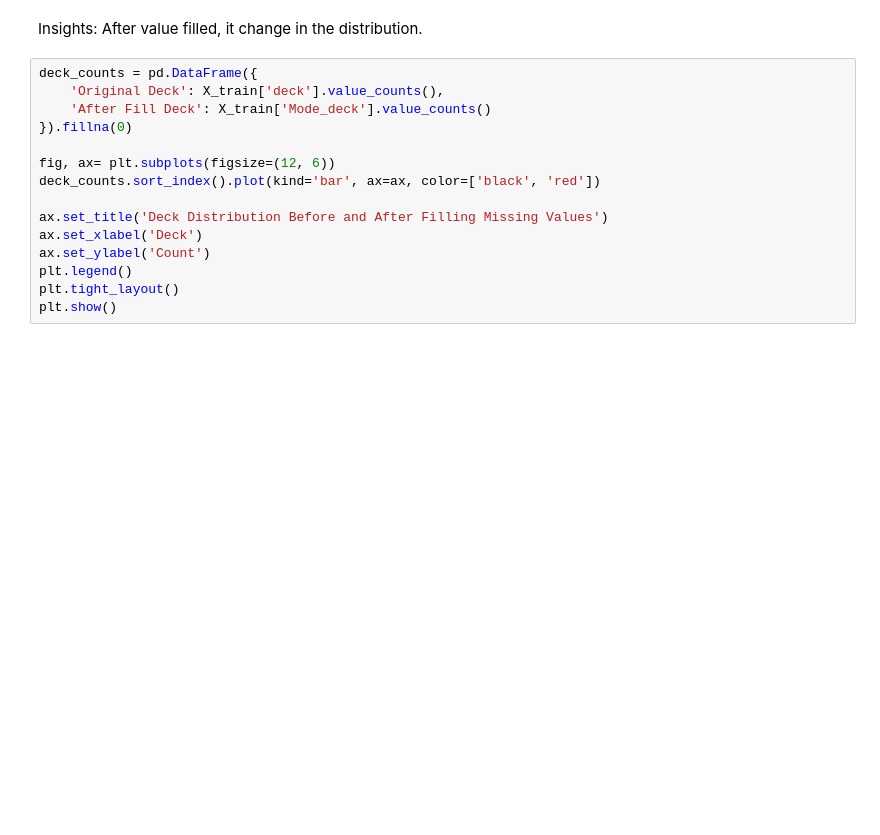
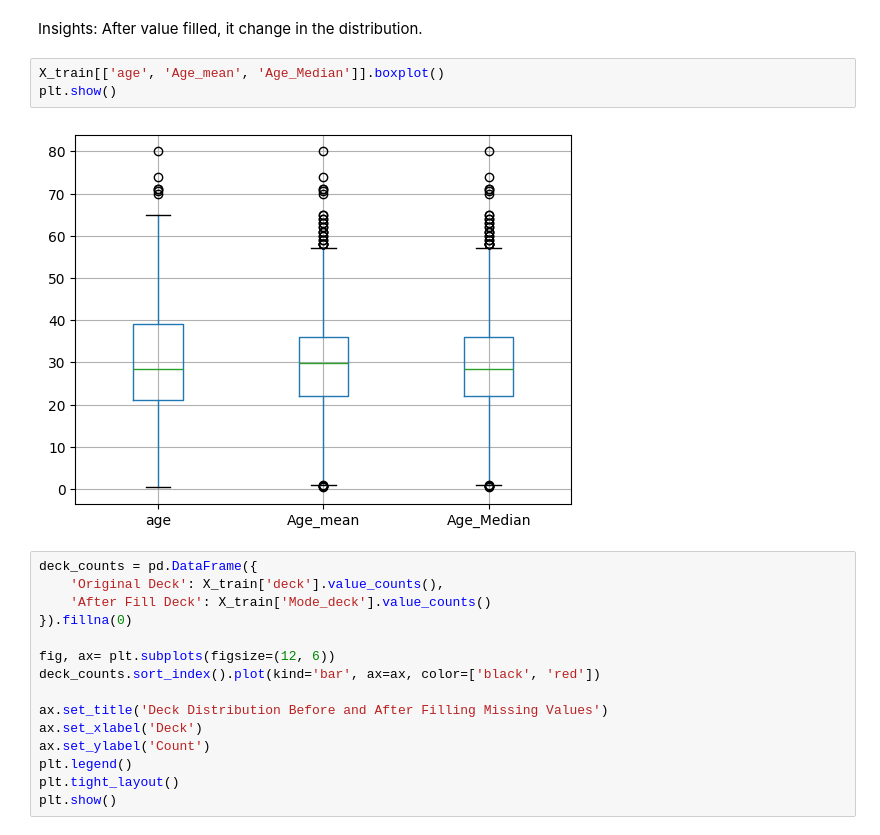
Before and after one commit to chaudhary-dotcom/handaling-missing-values, a Jupyter notebook: handaling-missing-variable.ipynb, the cells around one changed output. Drawn from its saved outputs; the diff is of its cells as text; blank space fills up the shorter version.

```diff
--- a/handaling-missing-variable.ipynb
+++ b/handaling-missing-variable.ipynb
@@ -175,5 +180,10 @@ X_train
 # %% [markdown]
 Insights: After value filled, it change in the distribution.
+# %%
+X_train[['age', 'Age_mean', 'Age_Median']].boxplot()
+plt.show()
+# %% [output]
+[figure, added]
 # %%
 deck_counts = pd.DataFrame({
     'Original Deck': X_train['deck'].value_counts(),
```
Also changed, not shown: parts of 15 cells of this notebook, 1 other file.
